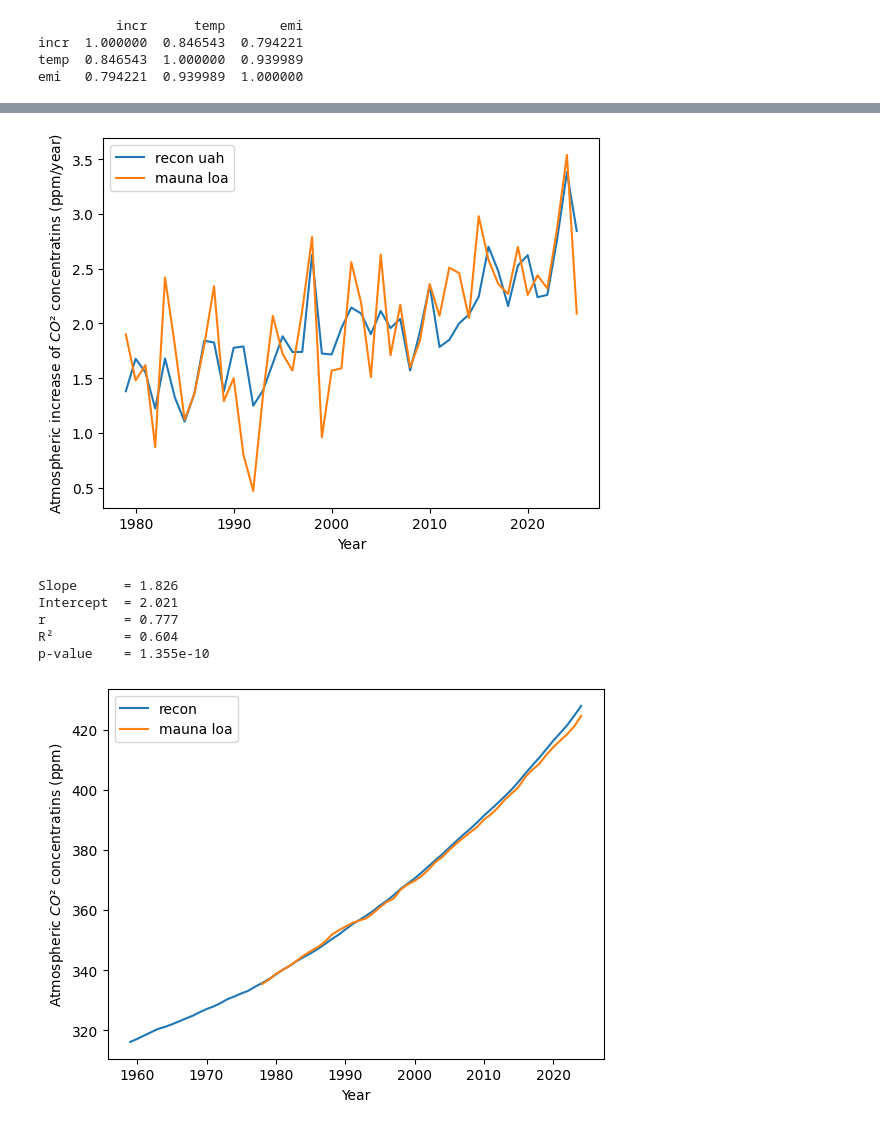
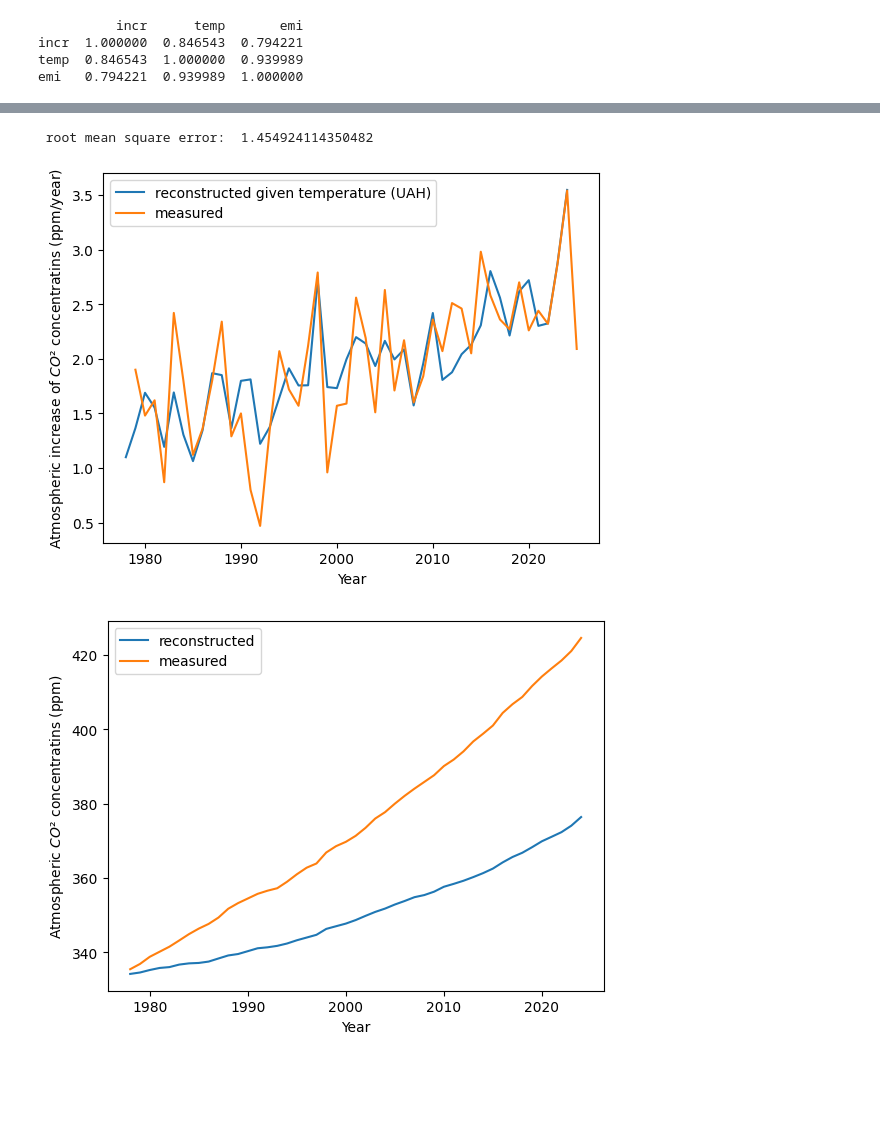
Before and after one commit to johanmon/Carbon, a Jupyter notebook: src/carbon.ipynb, the cells around one changed output, grey strips where cells are left out. Drawn from its saved outputs; the diff is of its cells as text; code cells hidden in the pictures; blank space fills up the shorter version.

```diff
--- a/src/carbon.ipynb
+++ b/src/carbon.ipynb
@@ -562,56 +632,51 @@ plt.savefig("../img/recon3.pdf")
+# %%
+uah_year = (
+    uah.loc[(uah["Year"] >= 1959) & (uah["Year"] <= 2024)]
+    .groupby("Year")["Globe"]
+    .mean()
+    .reset_index()
+    .rename(columns={"Year": "year", "Globe": "temp"})
+)
 # %%
-temp = uah.loc[(uah["Year"] >= 1979) & (uah["Year"] <= 2025)].rename(columns={"Year": "year", "Globe": "temp"})
-
-
-temp = temp.groupby("year").mean()
 
 atm = mauna.loc[mauna["month"] == 12, ["year", "average"]].copy()
 
 atm["incr"] = atm["average"].diff()
-atm = atm.loc[(atm["year"] >= 1979) & (atm["year"] <= 2025),
+atm79 = atm.loc[(atm["year"] >= 1979) & (atm["year"] <= 2025),
               ["year", "incr"]].reset_index(drop="True")
 # %%
-recon4 = temp.copy()
+recon4 = uah_year.copy()
 
 # Predicted annual increase
-recon4["incr"] = 1.8 * recon4["temp"] + 2.0
+recon4["incr"] = 1.96 * recon4["temp"] + 2.04
 
-plt.plot(recon4["incr"], label="recon uah")
-plt.plot(atm["year"], atm["incr"], label="mauna loa")
+plt.plot(recon4["year"],recon4["incr"], label="reconstructed given temperature (UAH)")
+plt.plot(atm79["year"], atm79["incr"], label="measured")
 plt.xlabel("Year")
 plt.ylabel(r"Atmospheric increase of $CO²$ concentratins (ppm/year)")
 plt.legend()
-plt.savefig("../img/recon4.pdf")
+plt.savefig("img/recon4.pdf")
+
+rmse = np.sqrt(np.mean((recon4["incr"] - atm["incr"])**2))
+
+print(" root mean square error: ", rmse)
 # %% [output]
+ root mean square error:  1.454924114350482
-[figure, old version]
+[figure, new version]
-# %%
-res = linregress(temp["temp"], atm["incr"])
-
-print(f"Slope      = {res.slope:.3f}")
-print(f"Intercept  = {res.intercept:.3f}")
-print(f"r          = {res.rvalue:.3f}")
-print(f"R²         = {res.rvalue**2:.3f}")
-print(f"p-value    = {res.pvalue:.3e}")
-# %% [output]
-Slope      = 1.826
-Intercept  = 2.021
-r          = 0.777
-R²         = 0.604
-p-value    = 1.355e-10
 # %%
-recon5 = temp.copy()
+recon5 = uah_year.copy()
 
 # Predicted annual increase
-recon5["incr"] = 1.8 * recon5["temp"] + 1.0
+recon5["incr"] = res.slope * recon5["temp"] + res.intercept
 
 # Reconstructed concentration
 recon5["co2"] = 334.0 + recon5["incr"].cumsum()
 
-plt.plot(recon2["year"], recon2["co2"], label="recon")
-plt.plot(mauna.loc[(mauna["year"] >= 1978) & (mauna["year"] <= 2024)].groupby("year").mean()["average"], label="mauna loa")
+plt.plot(recon5["year"], recon5["co2"], label="reconstructed")
+plt.plot(mauna.loc[(mauna["year"] >= 1978) & (mauna["year"] <= 2024)].groupby("year").mean()["average"], label="measured")
 plt.xlabel("Year")
 plt.ylabel(r"Atmospheric $CO²$ concentratins (ppm)")
 plt.legend()
-plt.savefig("../img/recon5.pdf")
+plt.savefig("img/recon5.pdf")
 # %% [output]
-[figure, old version]
+[figure, new version]
```
Also changed, not shown: parts of 23 cells of this notebook, 38 other files.
